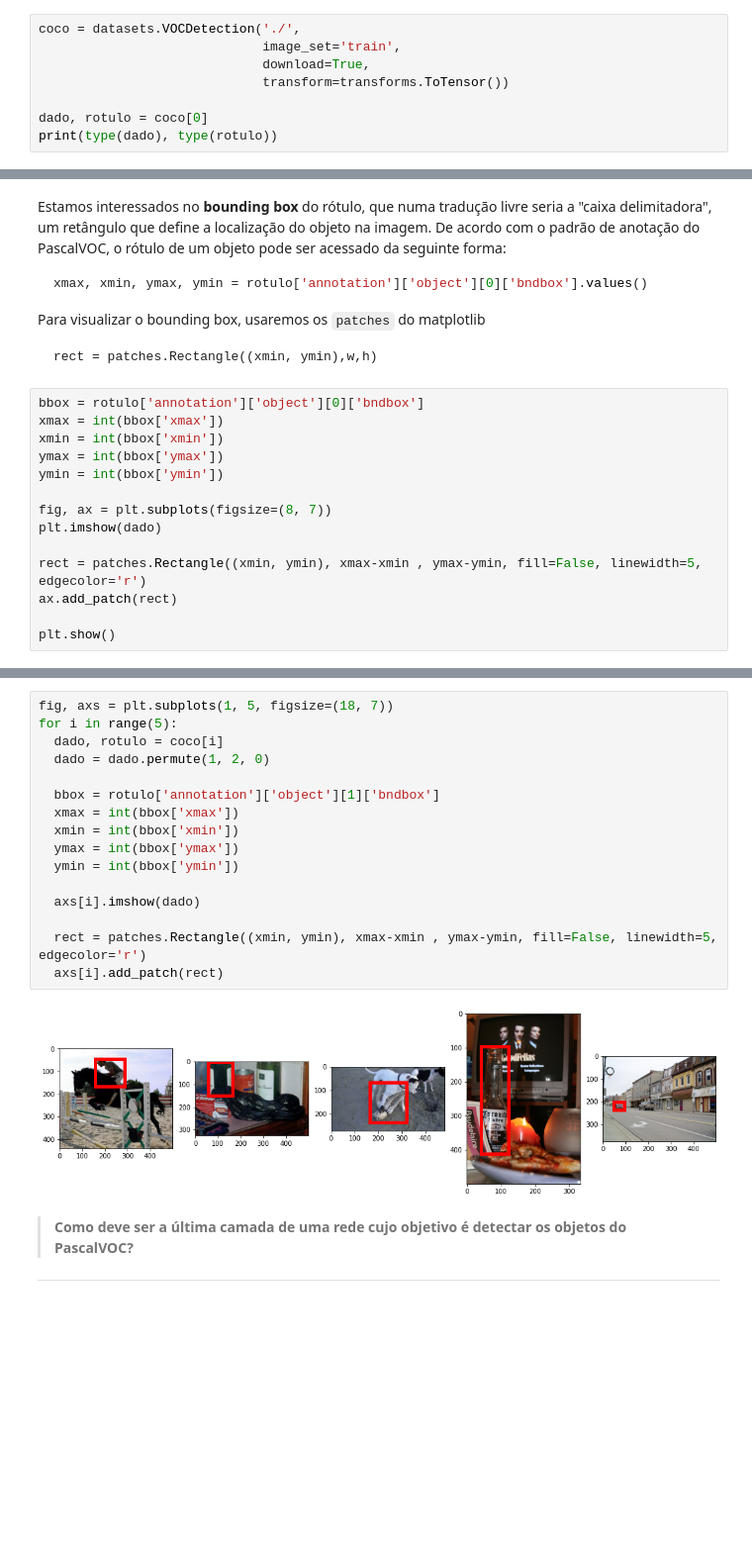
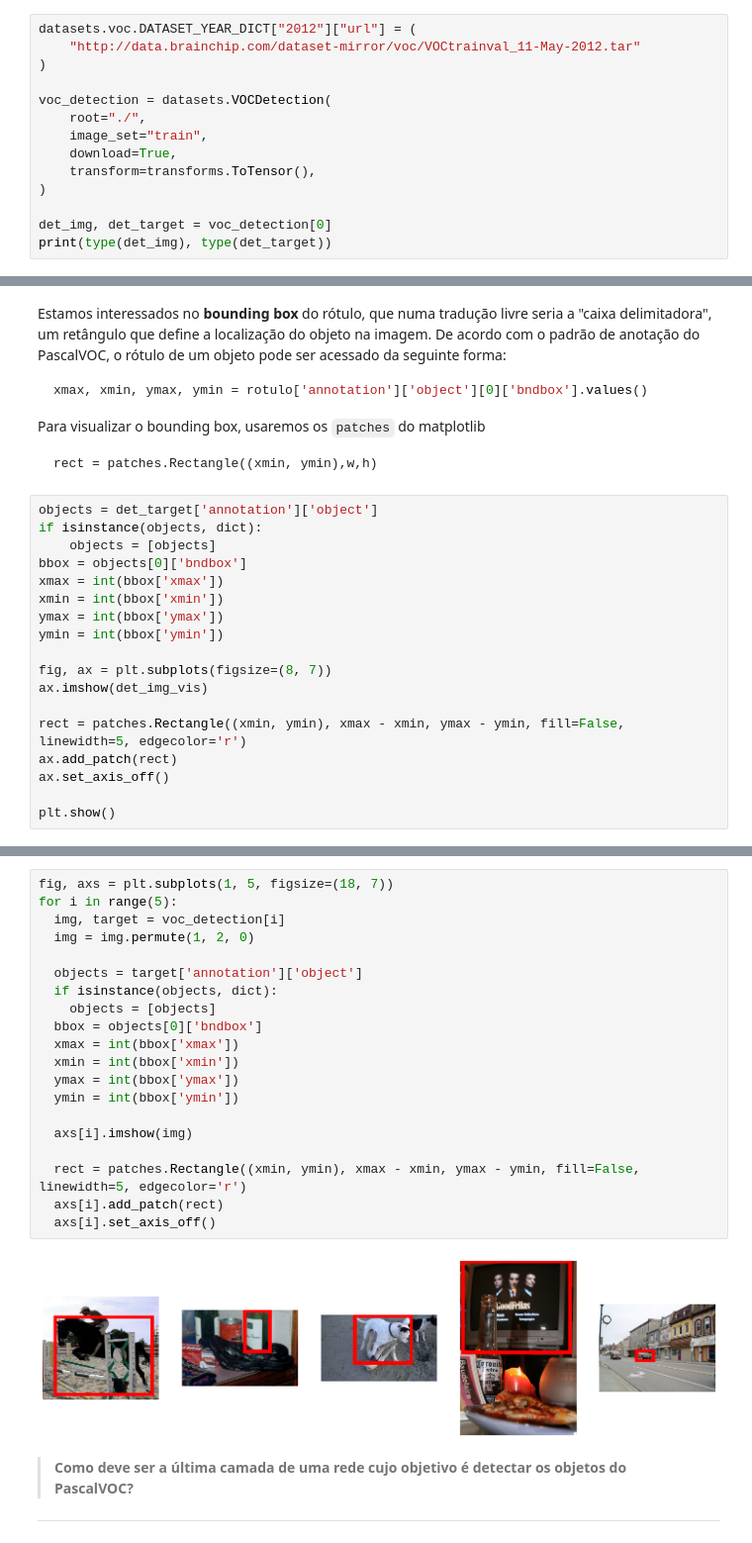
Before and after one commit to carlosvblessa/rn-convolucionais, a Jupyter notebook: 01-Datasets.ipynb, the cells around one changed output, grey strips where cells are left out. Shown at 99% size. Cells and saved outputs as stored; diff of their text form; blank space fills up the shorter version.

````diff
--- a/01-Datasets.ipynb
+++ b/01-Datasets.ipynb
@@ -61,9 +59,15 @@ https://pytorch.org/docs/stable/torchvision/datasets.html#torchvision.datasets.V
 # %%
-coco = datasets.VOCDetection('./',
-                             image_set='train',
-                             download=True,
-                             transform=transforms.ToTensor())
+datasets.voc.DATASET_YEAR_DICT["2012"]["url"] = (
+    "http://data.brainchip.com/dataset-mirror/voc/VOCtrainval_11-May-2012.tar"
+)
 
-dado, rotulo = coco[0]
-print(type(dado), type(rotulo))
+voc_detection = datasets.VOCDetection(
+    root="./",
+    image_set="train",
+    download=True,
+    transform=transforms.ToTensor(),
+)
+
+det_img, det_target = voc_detection[0]
+print(type(det_img), type(det_target))
 # %% [output]
@@ -117,17 +121,21 @@
 rect = patches.Rectangle((xmin, ymin),w,h)
 ```
 # %%
-bbox = rotulo['annotation']['object'][0]['bndbox']
+objects = det_target['annotation']['object']
+if isinstance(objects, dict):
+    objects = [objects]
+bbox = objects[0]['bndbox']
 xmax = int(bbox['xmax'])
 xmin = int(bbox['xmin'])
 ymax = int(bbox['ymax'])
 ymin = int(bbox['ymin'])
 
 fig, ax = plt.subplots(figsize=(8, 7))
-plt.imshow(dado)
+ax.imshow(det_img_vis)
 
-rect = patches.Rectangle((xmin, ymin), xmax-xmin , ymax-ymin, fill=False, linewidth=5, edgecolor='r')
+rect = patches.Rectangle((xmin, ymin), xmax - xmin, ymax - ymin, fill=False, linewidth=5, edgecolor='r')
 ax.add_patch(rect)
+ax.set_axis_off()
 
 plt.show()
 # %% [output]
@@ -135,21 +143,25 @@ plt.show()
 # %%
 fig, axs = plt.subplots(1, 5, figsize=(18, 7))
 for i in range(5):
-  dado, rotulo = coco[i]
-  dado = dado.permute(1, 2, 0)
+  img, target = voc_detection[i]
+  img = img.permute(1, 2, 0)
 
-  bbox = rotulo['annotation']['object'][1]['bndbox']
+  objects = target['annotation']['object']
+  if isinstance(objects, dict):
+    objects = [objects]
+  bbox = objects[0]['bndbox']
   xmax = int(bbox['xmax'])
   xmin = int(bbox['xmin'])
   ymax = int(bbox['ymax'])
   ymin = int(bbox['ymin'])
 
-  axs[i].imshow(dado)
+  axs[i].imshow(img)
 
-  rect = patches.Rectangle((xmin, ymin), xmax-xmin , ymax-ymin, fill=False, linewidth=5, edgecolor='r')
+  rect = patches.Rectangle((xmin, ymin), xmax - xmin, ymax - ymin, fill=False, linewidth=5, edgecolor='r')
   axs[i].add_patch(rect)
+  axs[i].set_axis_off()
 # %% [output]
-[figure, old version]
+[figure, new version]
 # %% [markdown]
 > **Como deve ser a última camada de uma rede cujo objetivo é detectar os objetos do PascalVOC?** <br>
 ---
````
Also changed, not shown: parts of 11 cells of this notebook, 1 other file.
